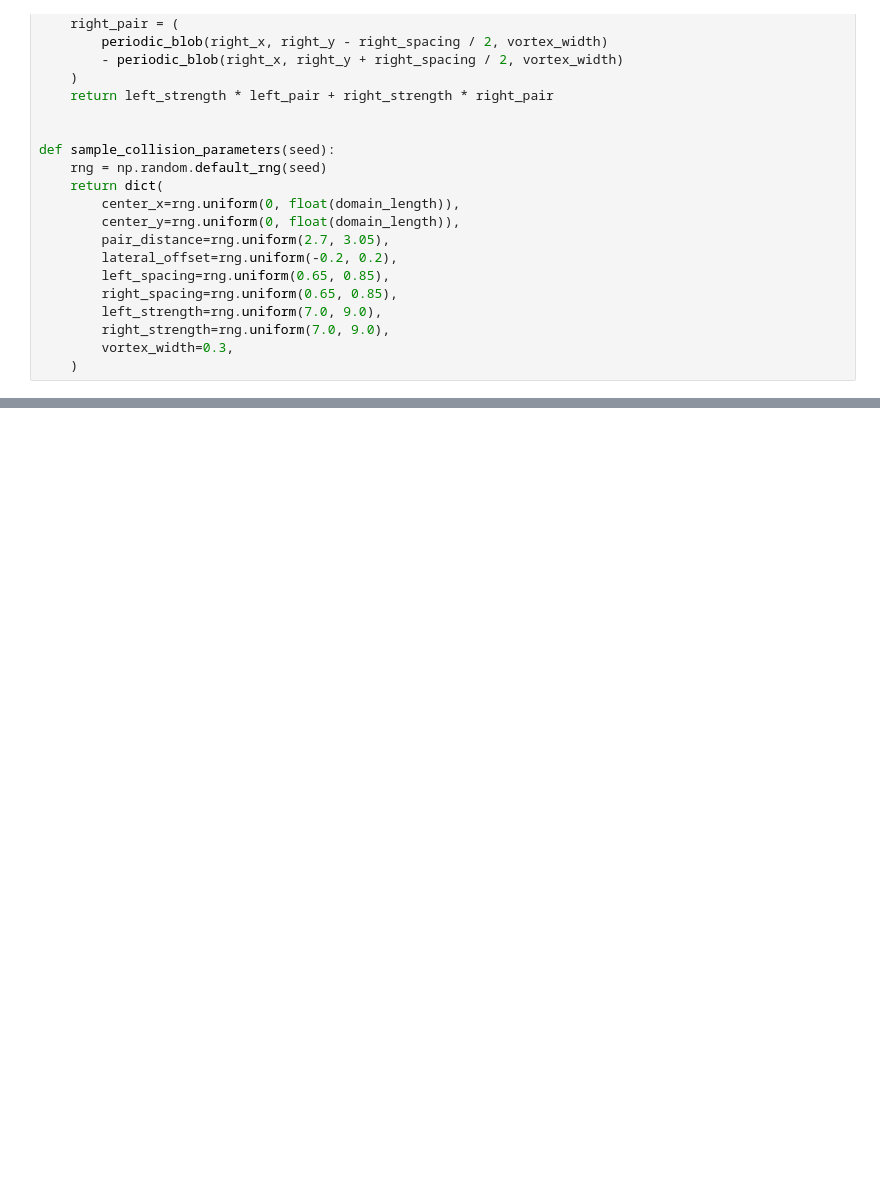
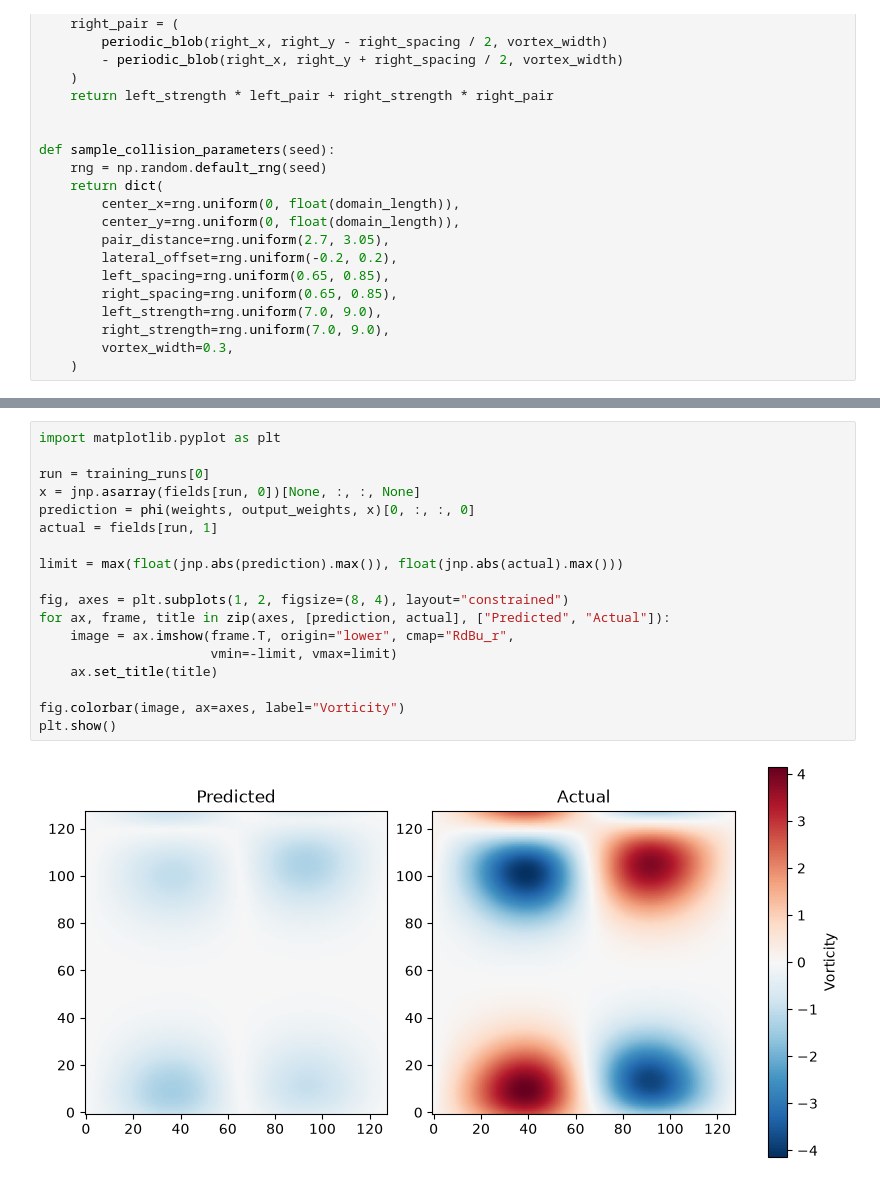
Before and after one commit to Rstark28/vorticity_cnn, a Jupyter notebook: Incompressible_Navier_Stokes.ipynb, the cells around one changed output, grey strips where cells are left out. Drawn from its saved outputs; the diff is of its cells as text; blank space fills up the shorter version.

```diff
--- a/Incompressible_Navier_Stokes.ipynb
+++ b/Incompressible_Navier_Stokes.ipynb
@@ -132,0 +168,20 @@ print(f"Saved {vorticity.shape} vorticity values to {output_path.resolve()}")
+# %%
+import matplotlib.pyplot as plt
+
+run = training_runs[0]
+x = jnp.asarray(fields[run, 0])[None, :, :, None]
+prediction = phi(weights, output_weights, x)[0, :, :, 0]
+actual = fields[run, 1]
+
+limit = max(float(jnp.abs(prediction).max()), float(jnp.abs(actual).max()))
+
+fig, axes = plt.subplots(1, 2, figsize=(8, 4), layout="constrained")
+for ax, frame, title in zip(axes, [prediction, actual], ["Predicted", "Actual"]):
+    image = ax.imshow(frame.T, origin="lower", cmap="RdBu_r",
+                      vmin=-limit, vmax=limit)
+    ax.set_title(title)
+
+fig.colorbar(image, ax=axes, label="Vorticity")
+plt.show()
+# %% [output]
+[figure, added]
```
Also changed, not shown: parts of 3 cells of this notebook.
